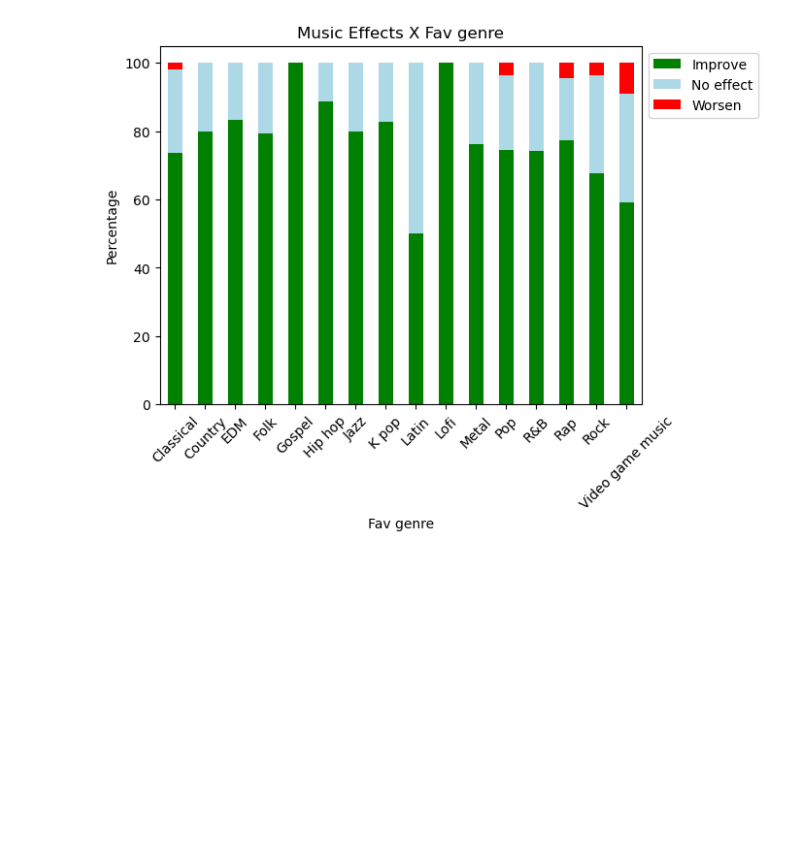
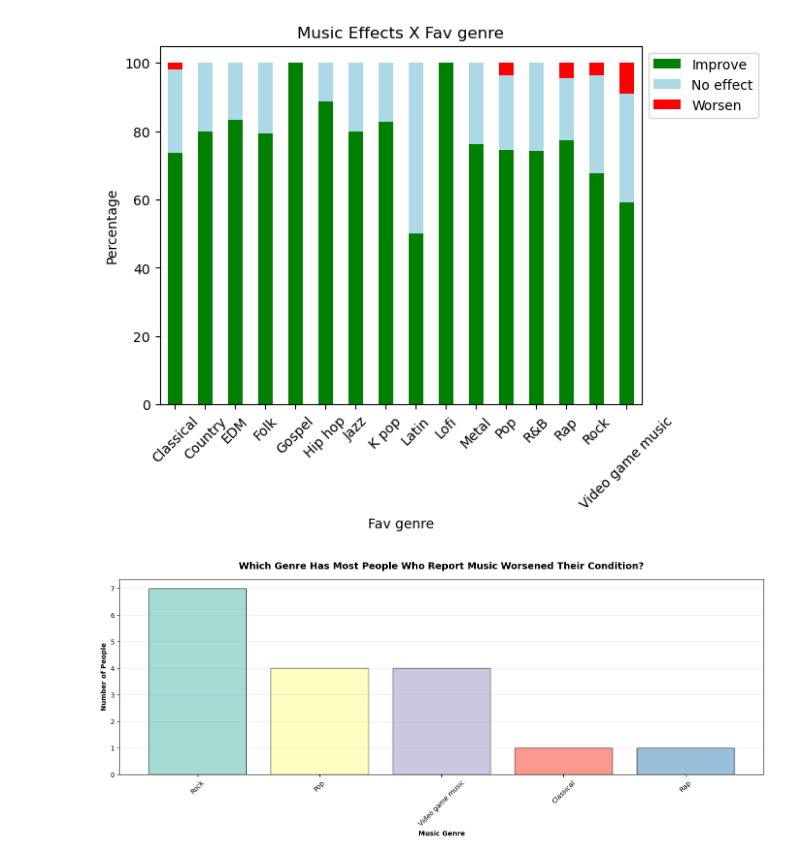
Before and after one commit to gabelsnider/Music-and-Mental-Health-DA, a Jupyter notebook: project/preliminary-notebooks/MxMH3.ipynb, the cells around one changed output. Cells and saved outputs as stored; diff of their text form; code cells hidden in the pictures; blank space fills up the shorter version.

```diff
--- a/project/preliminary-notebooks/MxMH3.ipynb
+++ b/project/preliminary-notebooks/MxMH3.ipynb
@@ -201,3 +201,23 @@ plt.ylabel('Percentage')
 plt.show()
 # %% [output]
 [figure]
+# %%
+improved = df[df['Music effects'] == 'Worsen']
+
+fig, ax = plt.subplots(figsize=(14, 6))
+
+genre_counts = improved['Fav genre'].value_counts()
+colors = plt.cm.Set3(range(len(genre_counts)))
+
+ax.bar(genre_counts.index, genre_counts.values, color=colors, edgecolor='black', alpha=0.8)
+ax.set_xlabel('Music Genre', weight='bold')
+ax.set_ylabel('Number of People', weight='bold')
+ax.set_title('Which Genre Has Most People Who Report Music Worsened Their Condition?',
+             fontsize=14, weight='bold', pad=15)
+ax.tick_params(axis='x', rotation=45)
+ax.grid(axis='y', alpha=0.3)
+
+plt.tight_layout()
+plt.show()
+# %% [output]
+[figure, added]
```
Also changed, not shown: parts of 9 cells of this notebook.
